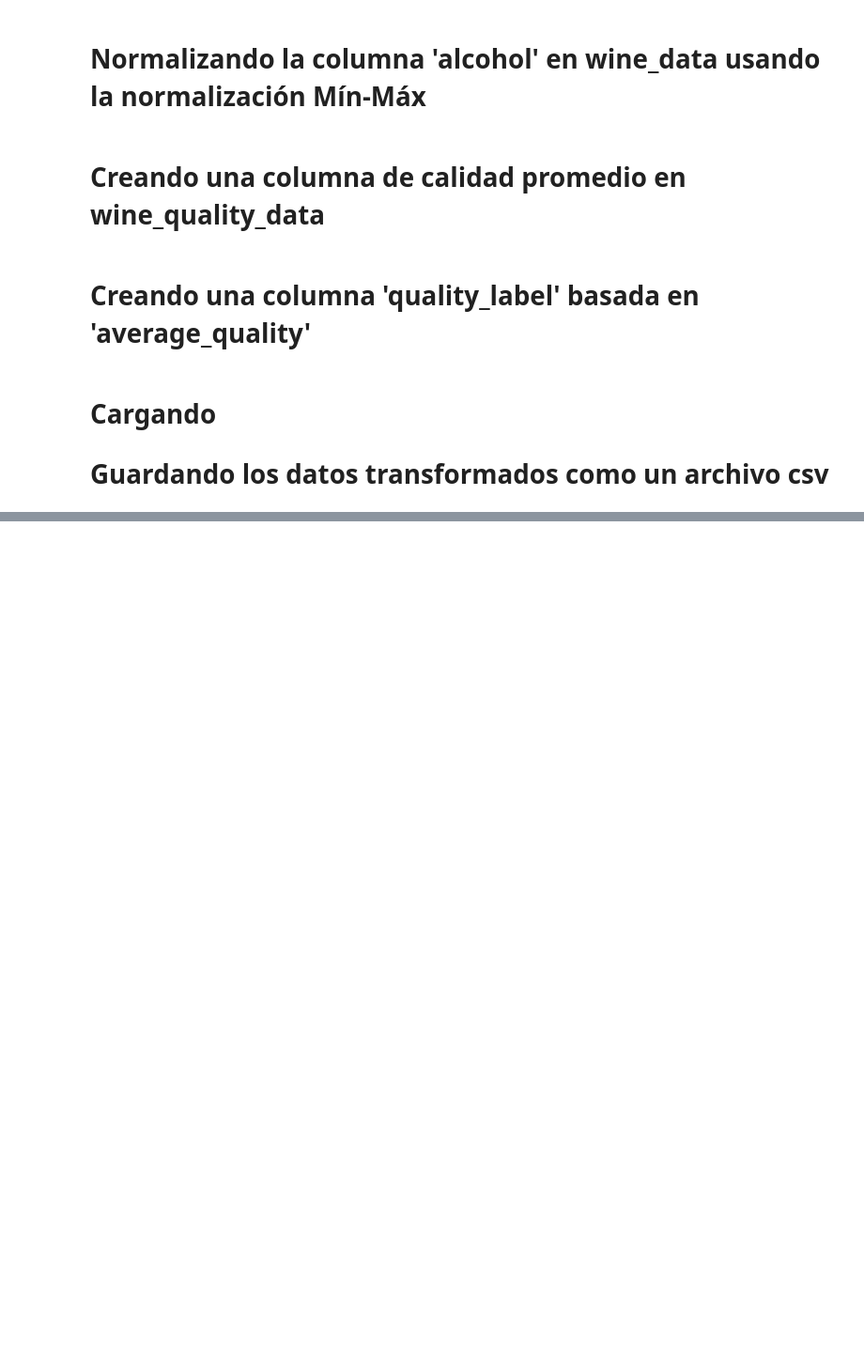
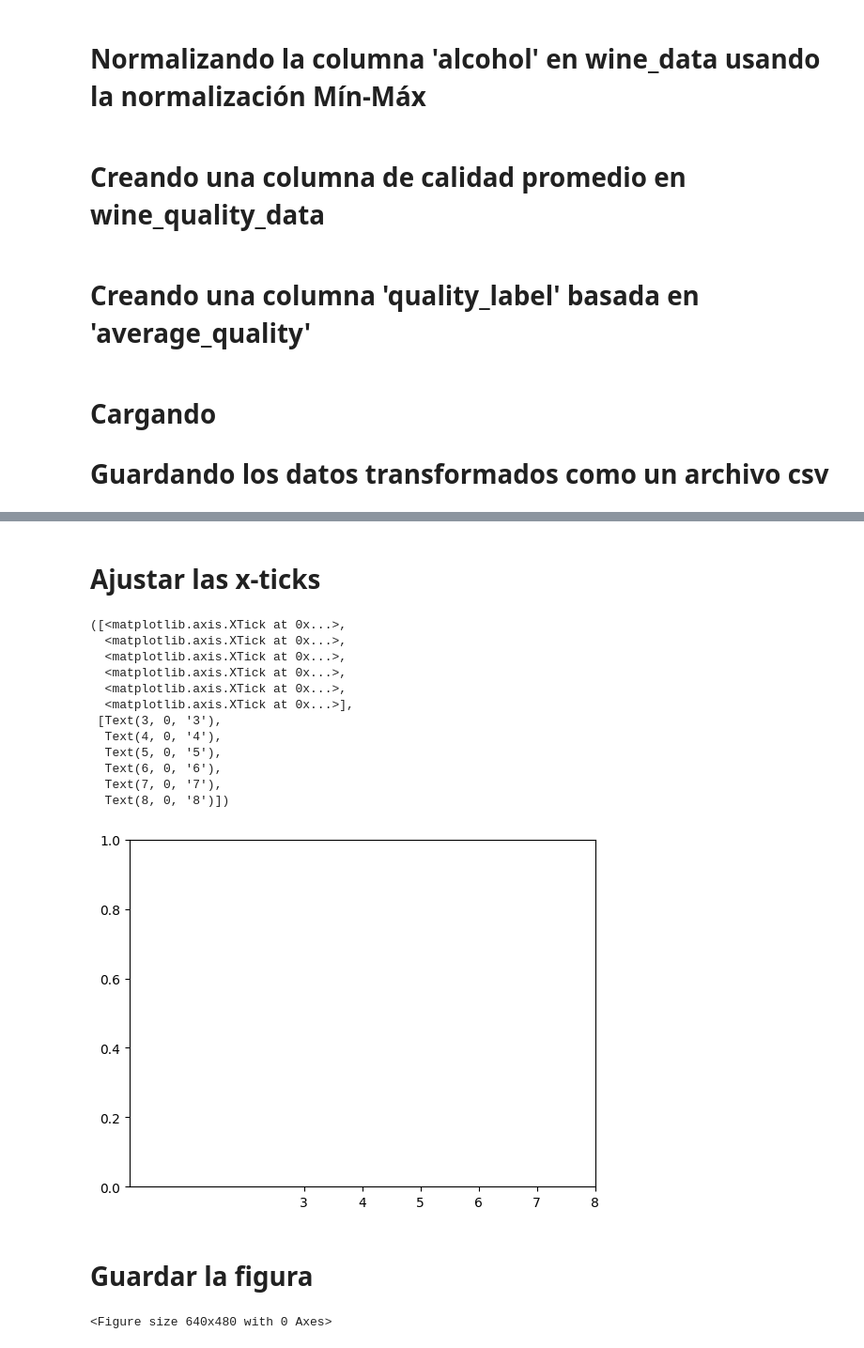
Before and after one commit to froylanl/ING-DE-DATOS, a Jupyter notebook: EJERCICIO1_ING_DE_DATOS.ipynb, the cells around one changed output, grey strips where cells are left out. Shown at 94% size. Saved outputs shown, nothing was run; the diff lists cells and outputs as text; code cells hidden in the pictures; blank space fills up the shorter version.

```diff
--- a/EJERCICIO1_ING_DE_DATOS.ipynb
+++ b/EJERCICIO1_ING_DE_DATOS.ipynb
@@ -110,0 +185,26 @@ wine_quality_data.to_csv('wine_quality_dataset.csv', index = False)
+# %% [markdown]
+# Ajustar las x-ticks
+# %%
+plt.xticks(np.arange(3, 9, step=1))
+# %% [output]
+([<matplotlib.axis.XTick at 0x...>,
+  <matplotlib.axis.XTick at 0x...>,
+  <matplotlib.axis.XTick at 0x...>,
+  <matplotlib.axis.XTick at 0x...>,
+  <matplotlib.axis.XTick at 0x...>,
+  <matplotlib.axis.XTick at 0x...>],
+ [Text(3, 0, '3'),
+  Text(4, 0, '4'),
+  Text(5, 0, '5'),
+  Text(6, 0, '6'),
+  Text(7, 0, '7'),
+  Text(8, 0, '8')])
+[figure, added]
+# %% [markdown]
+# Guardar la figura
+# %%
+plt.savefig('histogram_wine_quality_ratings.png', dpi = 300,
+                                      bbox_inches = 'tight')
+plt.show()
+# %% [output]
+<Figure size 640x480 with 0 Axes>
```
Also changed, not shown: parts of 21 cells of this notebook.
